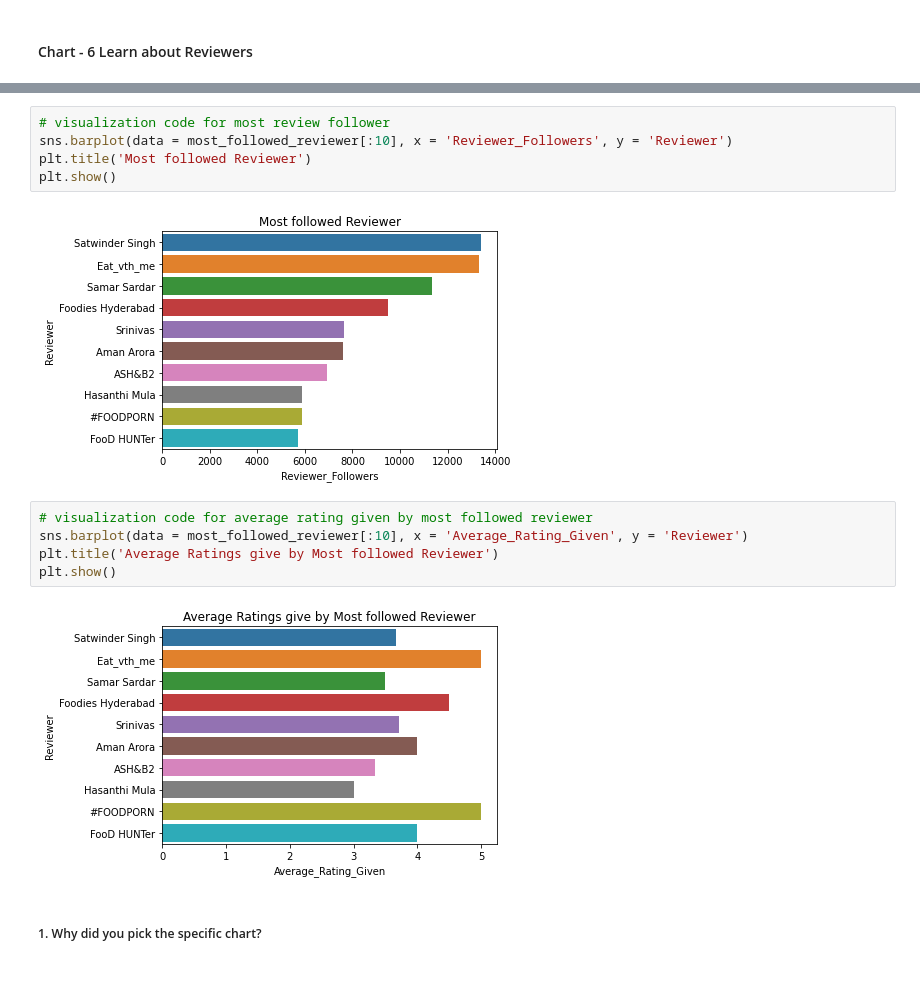
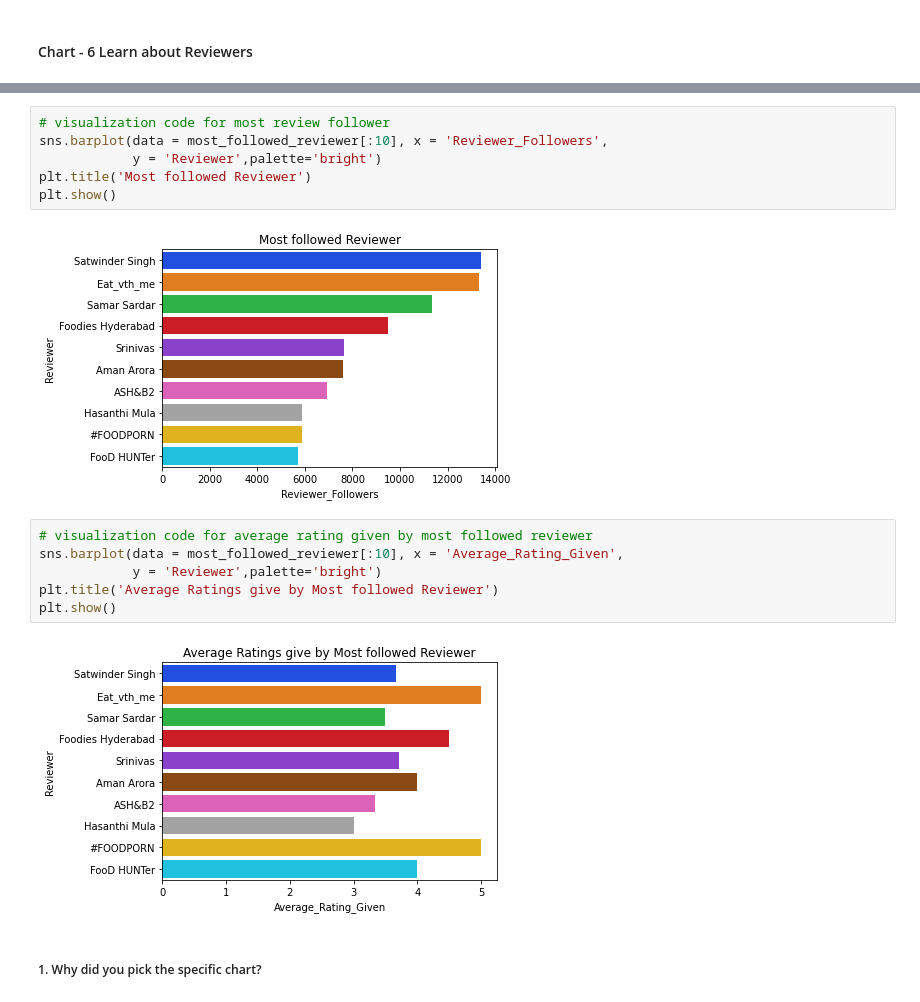
Before and after one commit to abhinav4201/UnSupervised-ML-Zomato-Restaurant-Clustering-and-Sentiment-Analysis, a Jupyter notebook: UnSupervised_ML_Zomato_Restaurant_Clustering_and_Sentiment_Analysis_capstone_project_4.ipynb, the cells around one changed output, grey strips where cells are left out. Drawn from its saved outputs; the diff is of its cells as text.

```diff
--- a/UnSupervised_ML_Zomato_Restaurant_Clustering_and_Sentiment_Analysis_capstone_project_4.ipynb
+++ b/UnSupervised_ML_Zomato_Restaurant_Clustering_and_Sentiment_Analysis_capstone_project_4.ipynb
@@ -1006,17 +1010,19 @@ plt.show()
 # %%
 # visualization code for most review follower
-sns.barplot(data = most_followed_reviewer[:10], x = 'Reviewer_Followers', y = 'Reviewer')
+sns.barplot(data = most_followed_reviewer[:10], x = 'Reviewer_Followers',
+            y = 'Reviewer',palette='bright')
 plt.title('Most followed Reviewer')
 plt.show()
 # %% [output]
-[figure, old version]
+[figure, new version]
 # %%
 # visualization code for average rating given by most followed reviewer
-sns.barplot(data = most_followed_reviewer[:10], x = 'Average_Rating_Given', y = 'Reviewer')
+sns.barplot(data = most_followed_reviewer[:10], x = 'Average_Rating_Given',
+            y = 'Reviewer',palette='bright')
 plt.title('Average Ratings give by Most followed Reviewer')
 plt.show()
 # %% [output]
-[figure, old version]
+[figure, new version]
 # %% [markdown]
 ##### 1. Why did you pick the specific chart?
 # %% [markdown]
```
Also changed, not shown: parts of 25 cells of this notebook.
